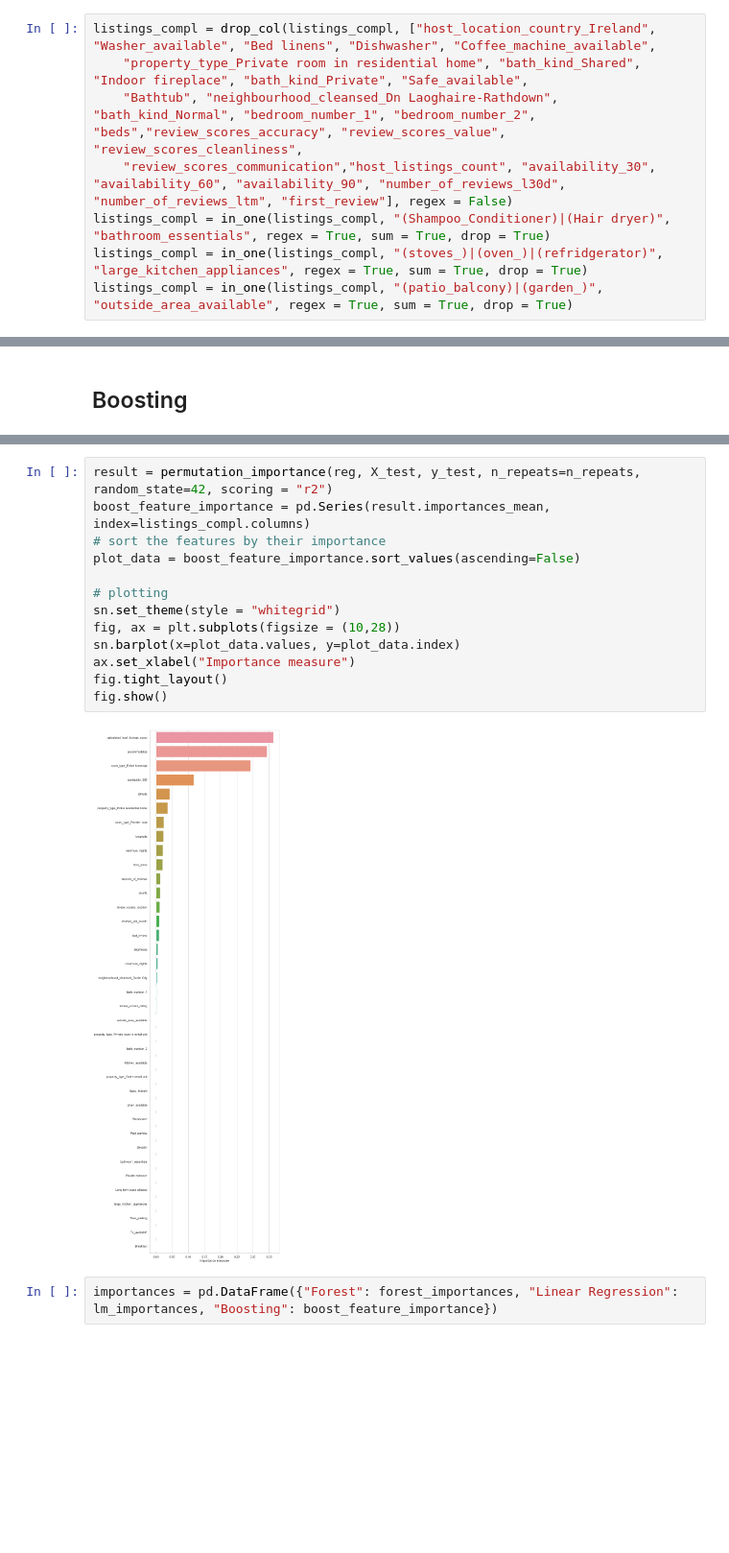
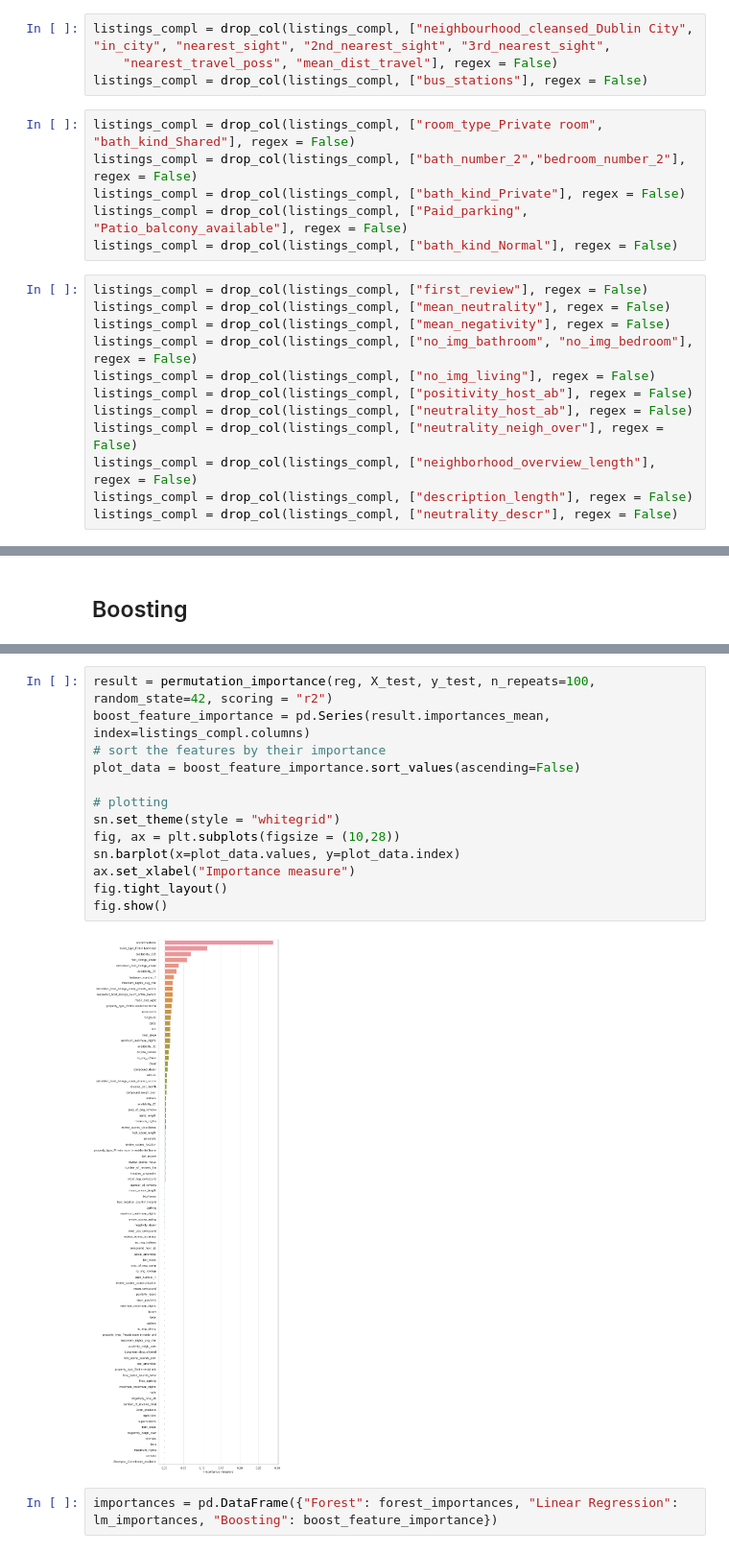
Before and after one commit to dmnk1308/DubAir, a Jupyter notebook: feature_selection_shap.ipynb, the cells around one changed output, grey strips where cells are left out. Shown at 96% size. Cells and saved outputs as stored; diff of their text form; blank space fills up the shorter version.

```diff
--- a/feature_selection_shap.ipynb
+++ b/feature_selection_shap.ipynb
@@ -462,11 +290,25 @@ The dendrogram shows which features are so similar that it might be reasonable t
 8. keep breakfast
 9. keep property type private room in rental unit
 10. keep property type entire residential home
-# %%
-listings_compl = drop_col(listings_compl, ["host_location_country_Ireland", "Washer_available", "Bed linens", "Dishwasher", "Coffee_machine_available",
-    "property_type_Private room in residential home", "bath_kind_Shared", "Indoor fireplace", "bath_kind_Private", "Safe_available",
-    "Bathtub", "neighbourhood_cleansed_Dn Laoghaire-Rathdown", "bath_kind_Normal", "bedroom_number_1", "bedroom_number_2", "beds","review_scores_accuracy", "review_scores_value", "review_scores_cleanliness",
-    "review_scores_communication","host_listings_count", "availability_30", "availability_60", "availability_90", "number_of_reviews_l30d", "number_of_reviews_ltm", "first_review"], regex = False)
-listings_compl = in_one(listings_compl, "(Shampoo_Conditioner)|(Hair dryer)", "bathroom_essentials", regex = True, sum = True, drop = True)
-listings_compl = in_one(listings_compl, "(stoves_)|(oven_)|(refridgerator)", "large_kitchen_appliances", regex = True, sum = True, drop = True)
-listings_compl = in_one(listings_compl, "(patio_balcony)|(garden_)", "outside_area_available", regex = True, sum = True, drop = True)
+# %%
+listings_compl = drop_col(listings_compl, ["neighbourhood_cleansed_Dublin City", "in_city", "nearest_sight", "2nd_nearest_sight", "3rd_nearest_sight",
+    "nearest_travel_poss", "mean_dist_travel"], regex = False)
+listings_compl = drop_col(listings_compl, ["bus_stations"], regex = False)
+# %%
+listings_compl = drop_col(listings_compl, ["room_type_Private room", "bath_kind_Shared"], regex = False)
+listings_compl = drop_col(listings_compl, ["bath_number_2","bedroom_number_2"], regex = False)
+listings_compl = drop_col(listings_compl, ["bath_kind_Private"], regex = False)
+listings_compl = drop_col(listings_compl, ["Paid_parking", "Patio_balcony_available"], regex = False)
+listings_compl = drop_col(listings_compl, ["bath_kind_Normal"], regex = False)
+# %%
+listings_compl = drop_col(listings_compl, ["first_review"], regex = False)
+listings_compl = drop_col(listings_compl, ["mean_neutrality"], regex = False)
+listings_compl = drop_col(listings_compl, ["mean_negativity"], regex = False)
+listings_compl = drop_col(listings_compl, ["no_img_bathroom", "no_img_bedroom"], regex = False)
+listings_compl = drop_col(listings_compl, ["no_img_living"], regex = False)
+listings_compl = drop_col(listings_compl, ["positivity_host_ab"], regex = False)
+listings_compl = drop_col(listings_compl, ["neutrality_host_ab"], regex = False)
+listings_compl = drop_col(listings_compl, ["neutrality_neigh_over"], regex = False)
+listings_compl = drop_col(listings_compl, ["neighborhood_overview_length"], regex = False)
+listings_compl = drop_col(listings_compl, ["description_length"], regex = False)
+listings_compl = drop_col(listings_compl, ["neutrality_descr"], regex = False)
@@ -567,18 +434,18 @@ reg.score(X_test, y_test)
 # %%
-result = permutation_importance(reg, X_test, y_test, n_repeats=n_repeats, random_state=42, scoring = "r2")
+result = permutation_importance(reg, X_test, y_test, n_repeats=100, random_state=42, scoring = "r2")
 boost_feature_importance = pd.Series(result.importances_mean, index=listings_compl.columns)
 # sort the features by their importance
 plot_data = boost_feature_importance.sort_values(ascending=False)
 
 # plotting
 sn.set_theme(style = "whitegrid")
 fig, ax = plt.subplots(figsize = (10,28))
 sn.barplot(x=plot_data.values, y=plot_data.index)
 ax.set_xlabel("Importance measure")
 fig.tight_layout()
 fig.show()
 # %% [output]
-[figure, old version]
+[figure, new version]
 # %%
 importances = pd.DataFrame({"Forest": forest_importances, "Linear Regression": lm_importances, "Boosting": boost_feature_importance})
 # %%
```
Also changed, not shown: parts of 54 cells of this notebook, 2 other files.
